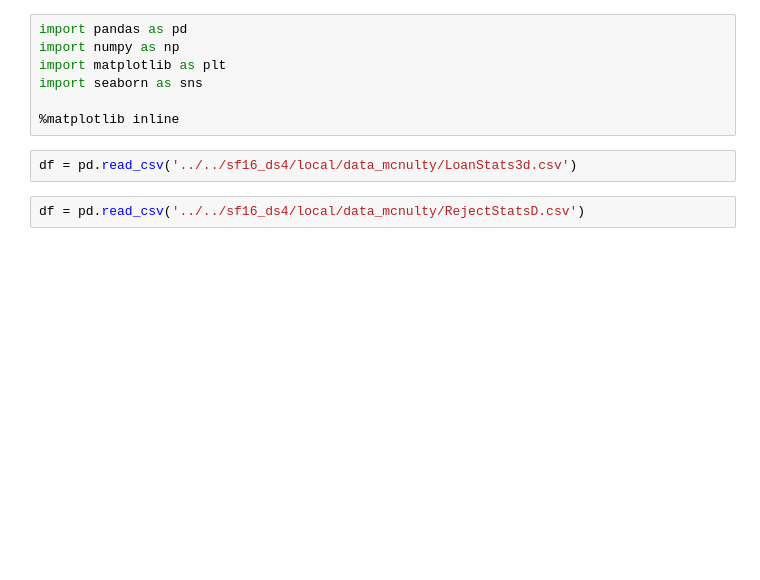
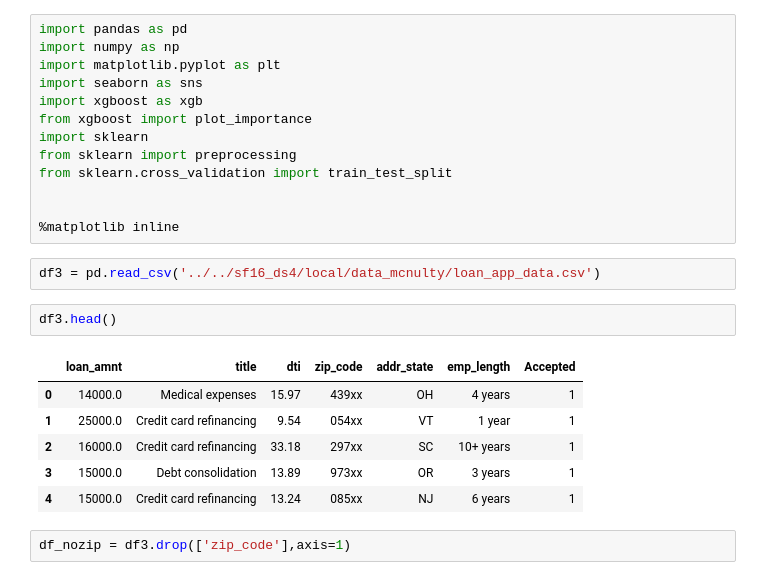
Before and after one commit to kaushikvasu/McNulty_LoanSharks, a Jupyter notebook: Analysis/mcnulty_work.ipynb, the cells around one changed output. Saved outputs shown, nothing was run; the diff lists cells and outputs as text; blank space fills up the shorter version.

```diff
--- a/Analysis/mcnulty_work.ipynb
+++ b/Analysis/mcnulty_work.ipynb
@@ -1,11 +1,26 @@
 # %%
 import pandas as pd
 import numpy as np
-import matplotlib as plt
+import matplotlib.pyplot as plt
 import seaborn as sns
+import xgboost as xgb
+from xgboost import plot_importance
+import sklearn
+from sklearn import preprocessing
+from sklearn.cross_validation import train_test_split
+
 
 %matplotlib inline
 # %%
-df = pd.read_csv('../../sf16_ds4/local/data_mcnulty/LoanStats3d.csv')
+df3 = pd.read_csv('../../sf16_ds4/local/data_mcnulty/loan_app_data.csv')
-# %%
-df = pd.read_csv('../../sf16_ds4/local/data_mcnulty/RejectStatsD.csv')
+# %%
+df3.head()
+# %% [output]
+|  | loan_amnt | title | dti | zip_code | addr_state | emp_length | Accepted |
+| 0 | 14000.0 | Medical expenses | 15.97 | 439xx | OH | 4 years | 1 |
+| 1 | 25000.0 | Credit card refinancing | 9.54 | 054xx | VT | 1 year | 1 |
+| 2 | 16000.0 | Credit card refinancing | 33.18 | 297xx | SC | 10+ years | 1 |
+| 3 | 15000.0 | Debt consolidation | 13.89 | 973xx | OR | 3 years | 1 |
+| 4 | 15000.0 | Credit card refinancing | 13.24 | 085xx | NJ | 6 years | 1 |
+# %%
+df_nozip = df3.drop(['zip_code'],axis=1)
```
Also changed, not shown: parts of 6 cells of this notebook.
